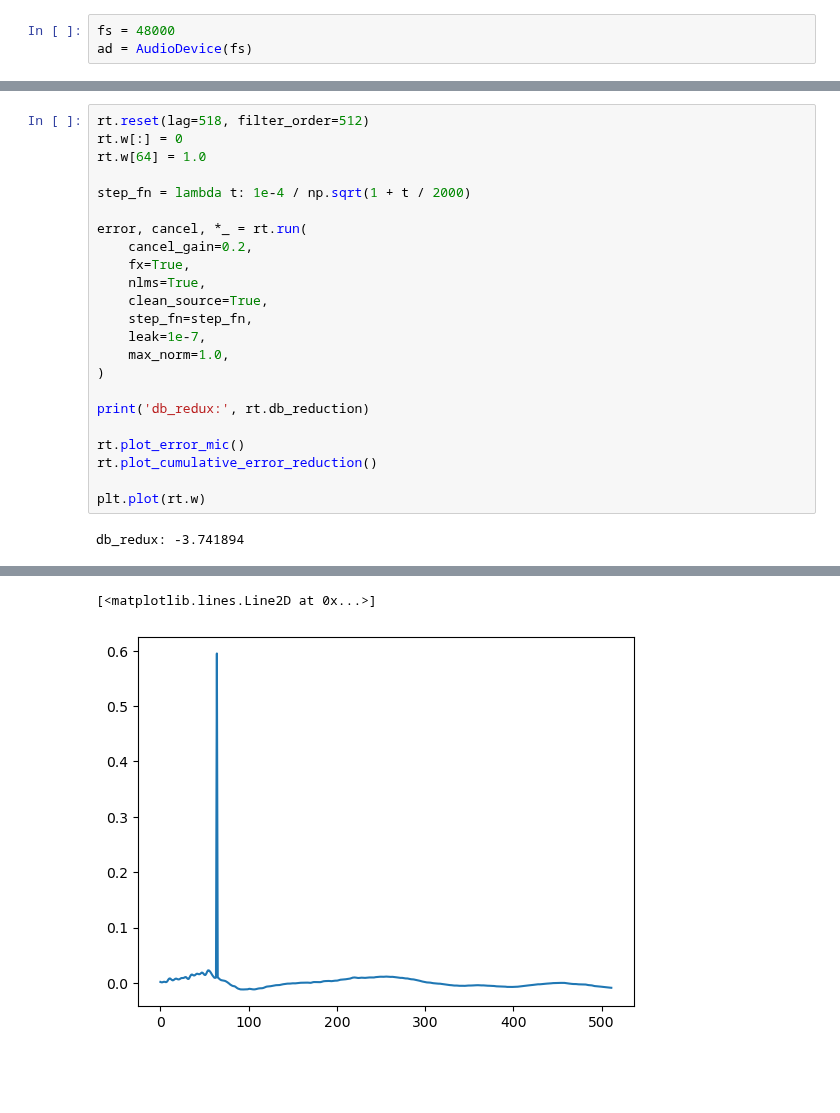
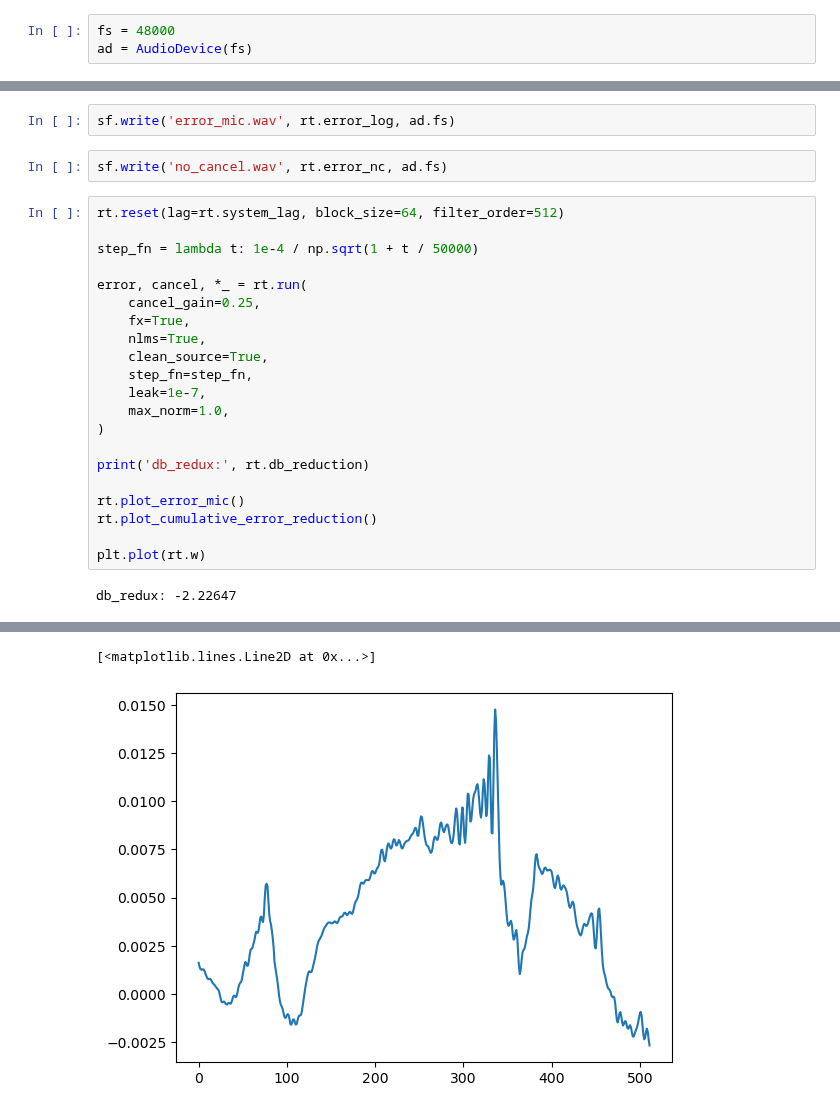
Before and after one commit to bowerirn/Reverb-Control, a Jupyter notebook: experiments/temp.ipynb, the cells around one changed output, grey strips where cells are left out. Saved outputs shown, nothing was run; the diff lists cells and outputs as text; blank space fills up the shorter version.

```diff
--- a/experiments/temp.ipynb
+++ b/experiments/temp.ipynb
@@ -83,13 +39,15 @@ Lag from cross-correlation: 518
 Delay from device: 376
+# %%
+sf.write('error_mic.wav', rt.error_log, ad.fs)
+# %%
+sf.write('no_cancel.wav', rt.error_nc, ad.fs)
 # %%
-rt.reset(lag=518, filter_order=512)
-rt.w[:] = 0
-rt.w[64] = 1.0
+rt.reset(lag=rt.system_lag, block_size=64, filter_order=512)
 
-step_fn = lambda t: 1e-4 / np.sqrt(1 + t / 2000)
+step_fn = lambda t: 1e-4 / np.sqrt(1 + t / 50000)
 
 error, cancel, *_ = rt.run(
-    cancel_gain=0.2,
+    cancel_gain=0.25,
     fx=True,
     nlms=True,
     clean_source=True,
@@ -105,4 +63,4 @@ rt.plot_cumulative_error_reduction()
 
 plt.plot(rt.w)
 # %% [output]
-db_redux: -3.741894
+db_redux: -2.22647
@@ -111,2 +69,2 @@ db_redux: -3.741894
 [<matplotlib.lines.Line2D at 0x...>]
-[figure, old version]
+[figure, new version]
```
Also changed, not shown: parts of 14 cells of this notebook, 12 other files.
